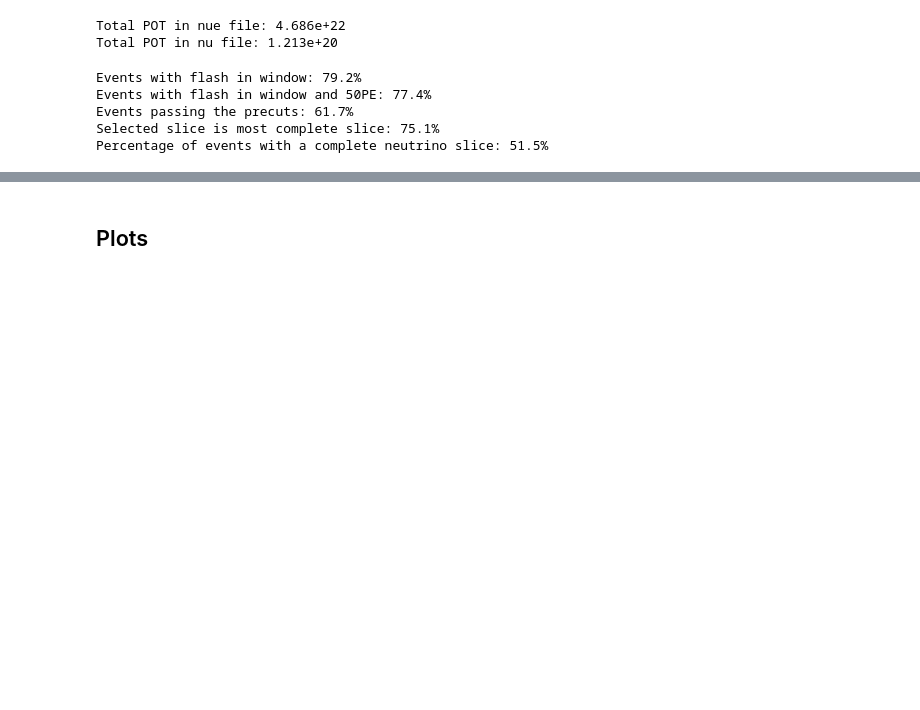
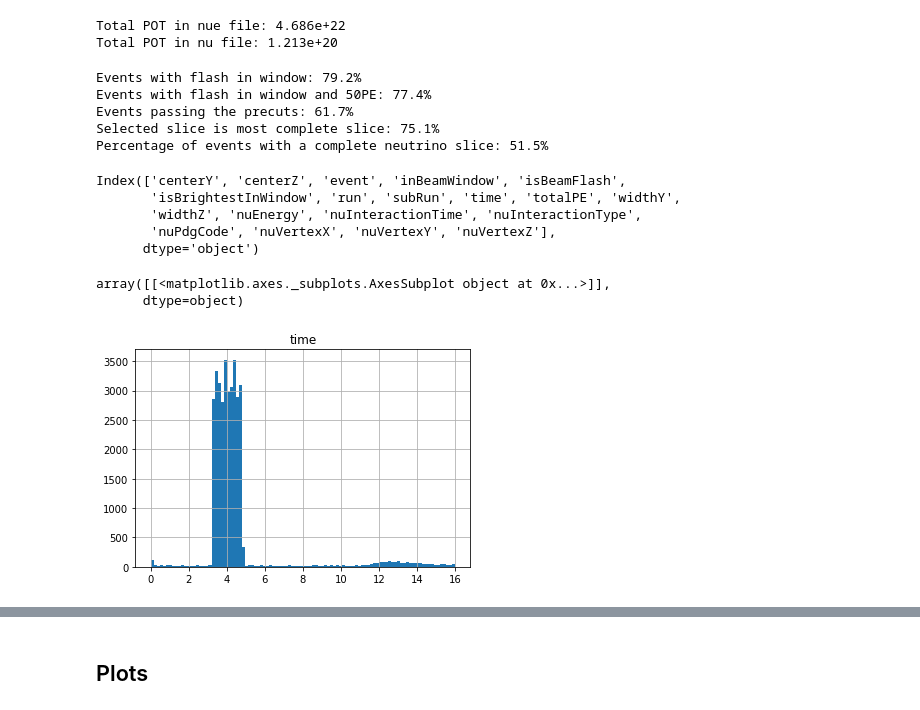
Before and after one commit to Wouter-VDP/MCC9_FlashID, a Jupyter notebook: Flash_ID_all.ipynb, the cells around one changed output, grey strips where cells are left out. Saved outputs shown, nothing was run; the diff lists cells and outputs as text; code cells hidden in the pictures; blank space fills up the shorter version.

```diff
--- a/Flash_ID_all.ipynb
+++ b/Flash_ID_all.ipynb
@@ -25,3 +28,21 @@ dict_names = ['nue','nu','on','off']
+# %%
+# Creates a dict with only a selection of keys from the original dict, given as a list ks
+def subdict(d, ks):
+    return dict(zip(ks, itemgetter(*ks)(d)))
+
+def inTPC(row):
+    if 0 < row['_nu_vtx_x'] < 256.35:
+        if 0 < row['_nu_vtx_z'] < 1036.8:
+            if -116.5 < row['_nu_vtx_y'] < 116.5:
+                return True
+    return False
+
+def inTPC_df(df, str_x, str_y, str_z):
+    mask_x = df[str_x].between(0, 256.35)
+    mask_y = df[str_y].between(-116.5, 116.5)
+    mask_z = df[str_z].between(0, 1036.8)
+    mask = mask_x & mask_y & mask_z
+    return df[mask]
 # %% [markdown]
 ## Loading inputs
 # %%
@@ -114,3 +154,37 @@ slice_not_complete = file_dict[sample]['slices'][b'completeness'] < 0.2
 
 mask_good = mask & slice_pure & slice_complete
 mask_bad = mask & slice_not_pure & slice_not_complete
+# %%
+# We need to add the x, y, z, energy to the flashes, and select the one from the events with slices!
+key_list = [b'run', b'subRun', b'event',
+            b'nuInteractionType', b'nuEnergy', b'nuInteractionTime', b'nuPdgCode',
+            b'nuVertexX', b'nuVertexY', b'nuVertexZ']
+df_genie_nue = pd.DataFrame.from_dict(subdict(file_dict['nue']['slices'], key_list)).drop_duplicates()
+df_genie_nu = pd.DataFrame.from_dict(subdict(file_dict['nu']['slices'], key_list)).drop_duplicates()
+df_genie_nu = inTPC_df(df_genie_nu, b'nuVertexX', b'nuVertexY', b'nuVertexZ')
+
+key_list = list(file_dict['nue']['flashes'].keys())
+key_list.remove(b'peSpectrum')
+df_flashes_nue = pd.DataFrame.from_dict(subdict(file_dict['nue']['flashes'], key_list))
+df_flashes_nu = pd.DataFrame.from_dict(subdict(file_dict['nu']['flashes'], key_list))
+
+df_flashes_genie_nue = pd.merge(df_flashes_nue, df_genie_nue)
+df_flashes_genie_nue.columns = [x.decode('UTF-8') for x in df_flashes_genie_nue.columns]
+
+df_flashes_genie_nu = pd.merge(df_flashes_nu, df_genie_nu)
+df_flashes_genie_nu.columns = [x.decode('UTF-8') for x in df_flashes_genie_nu.columns]
+
+print(df_flashes_genie_nue.columns)
+# %% [output]
+Index(['centerY', 'centerZ', 'event', 'inBeamWindow', 'isBeamFlash',
+       'isBrightestInWindow', 'run', 'subRun', 'time', 'totalPE', 'widthY',
+       'widthZ', 'nuEnergy', 'nuInteractionTime', 'nuInteractionType',
+       'nuPdgCode', 'nuVertexX', 'nuVertexY', 'nuVertexZ'],
+      dtype='object')
+# %%
+# Make the flash time and PE plot here!
+df_flashes_genie_nu.hist('time', range=(0,16), bins=100)
+# %% [output]
+array([[<matplotlib.axes._subplots.AxesSubplot object at 0x...>]],
+      dtype=object)
+[figure, added]
```
Also changed, not shown: parts of 10 cells of this notebook, 3 other files.
